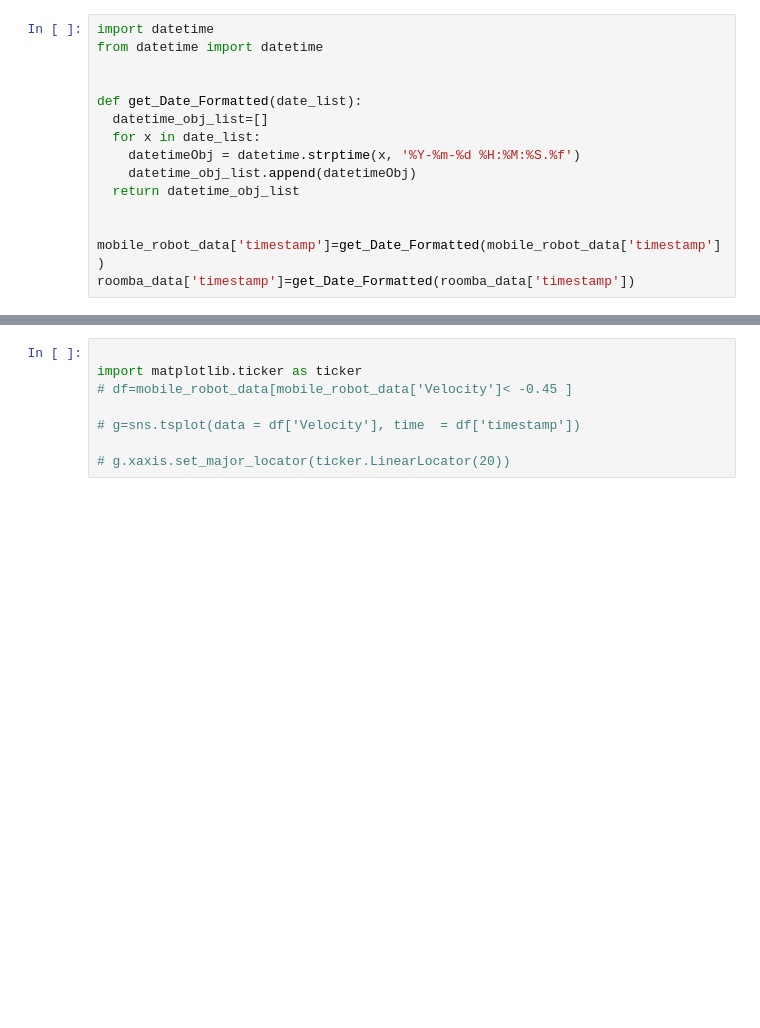
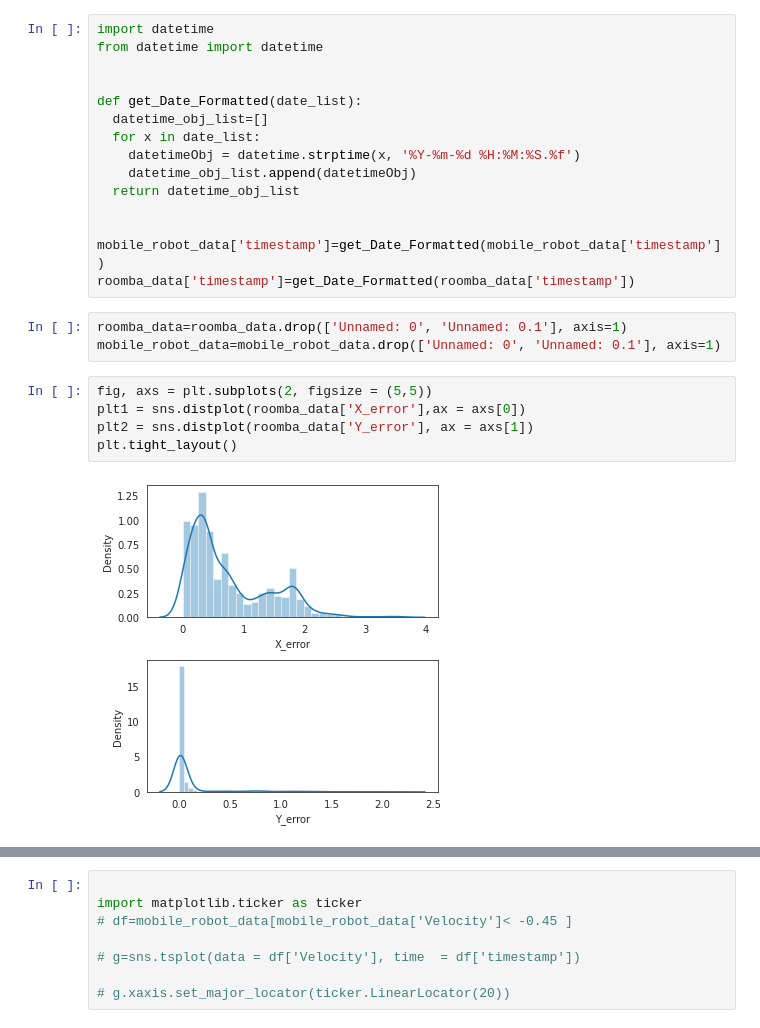
Before and after one commit to tejalvs/RobotOdometryMining, a Jupyter notebook: EDA.ipynb, the cells around one changed output, grey strips where cells are left out. Saved outputs shown, nothing was run; the diff lists cells and outputs as text; blank space fills up the shorter version.

```diff
--- a/EDA.ipynb
+++ b/EDA.ipynb
@@ -47,3 +47,13 @@ def get_Date_Formatted(date_list):
 
 mobile_robot_data['timestamp']=get_Date_Formatted(mobile_robot_data['timestamp'])
 roomba_data['timestamp']=get_Date_Formatted(roomba_data['timestamp'])
+# %%
+roomba_data=roomba_data.drop(['Unnamed: 0', 'Unnamed: 0.1'], axis=1)
+mobile_robot_data=mobile_robot_data.drop(['Unnamed: 0', 'Unnamed: 0.1'], axis=1)
+# %%
+fig, axs = plt.subplots(2, figsize = (5,5))
+plt1 = sns.distplot(roomba_data['X_error'],ax = axs[0])
+plt2 = sns.distplot(roomba_data['Y_error'], ax = axs[1])
+plt.tight_layout()
+# %% [output]
+[figure, added]
```
Also changed, not shown: parts of 15 cells of this notebook.
